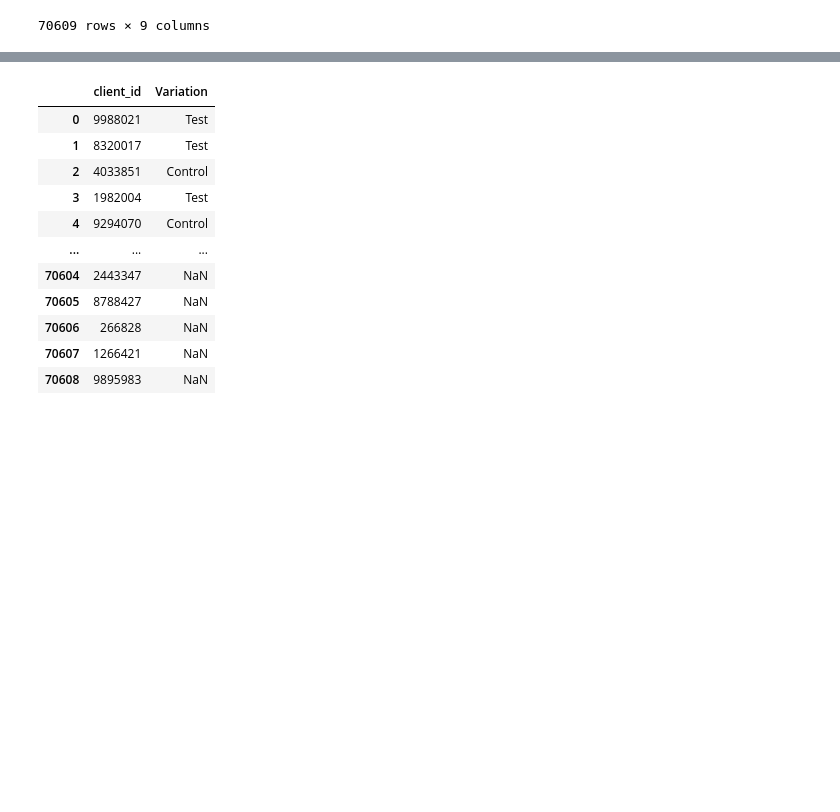
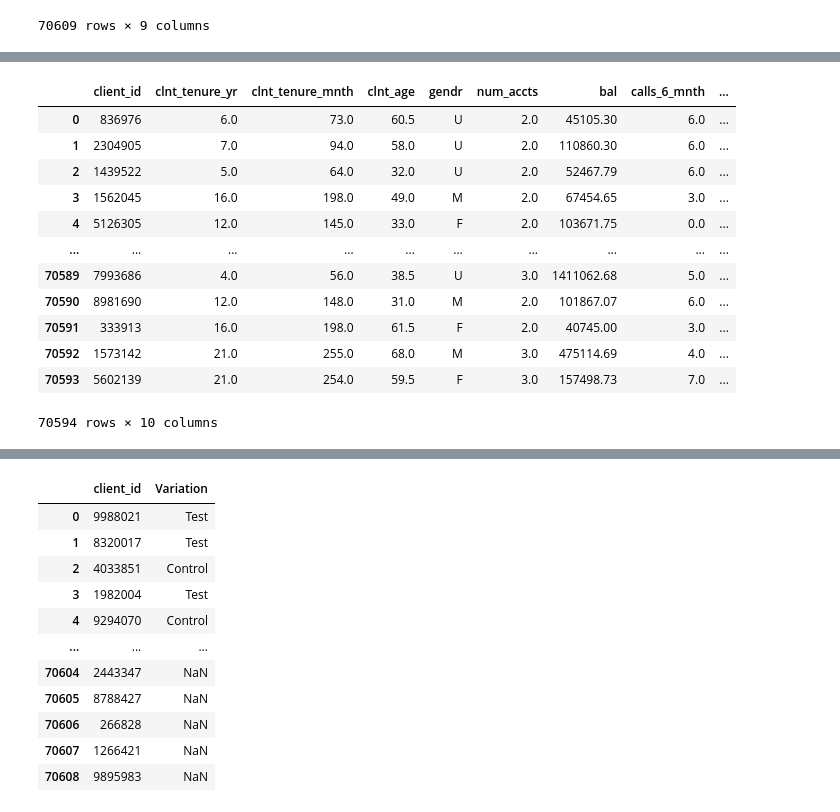
Before and after one commit to cemanzanoc/Project2, a Jupyter notebook: data/cleaning_data.ipynb, the cells around one changed output, grey strips where cells are left out. Drawn from its saved outputs; the diff is of its cells as text; code cells hidden in the pictures; blank space fills up the shorter version.

```diff
--- a/data/cleaning_data.ipynb
+++ b/data/cleaning_data.ipynb
@@ -20,0 +48,26 @@ df_final_demo
+# %%
+def handle_duplicates(df):
+    """
+    Identify and handle duplicate rows in the dataframe by removing them.
+
+    Args:
+    df (pd.DataFrame): The input dataframe with potential duplicate rows.
+
+    Returns:
+    pd.DataFrame: The dataframe with duplicates handled and index reset.
+    """
+    # Check for duplicated values
+    duplicates = df.duplicated()  # Identify duplicated values
+    number_of_duplicates = duplicates.sum()
+
+    # Print the number of duplicated rows
+    print(f"Number of duplicated rows before cleaning: {number_of_duplicates}")
+    # Remove duplicates and reset index
+    df_cleaned = df.drop_duplicates().reset_index(drop=True)
+
+    # Check for duplicates after cleaning
+    duplicates_after = df_cleaned.duplicated().sum()
+    print(f"Number of duplicated rows after cleaning: {duplicates_after}")
+    return df_cleaned
+# %%
+df_final_demo_clean = handle_duplicates(df_final_demo)
@@ -20,0 +90,4 @@ df_final_demo
+# %%
+print(df_final_demo_clean['gendr'].unique())
+df_final_demo_clean['gendr'] = df_final_demo_clean['gendr'].replace('X', 'U')
+df_final_demo_clean['gendr']
@@ -20,0 +108,25 @@ df_final_demo
+# %%
+def replace_age(df):
+
+    bins = [0,30,40,50,70,100]
+    labels = ['Z generation', 'millennials', 'X generation', 'boomers', '70+']
+    df['generation'] = pd.cut(df['clnt_age'], bins = bins, labels = labels, right = False, include_lowest=True)
+
+    return df
+# %%
+df_final_demo_clean = replace_age(df_final_demo_clean)
+df_final_demo_clean
+# %% [output]
+|  | client_id | clnt_tenure_yr | clnt_tenure_mnth | clnt_age | gendr | num_accts | bal | calls_6_mnth | ... |
+| 0 | 836976 | 6.0 | 73.0 | 60.5 | U | 2.0 | 45105.30 | 6.0 | ... |
+| 1 | 2304905 | 7.0 | 94.0 | 58.0 | U | 2.0 | 110860.30 | 6.0 | ... |
+| 2 | 1439522 | 5.0 | 64.0 | 32.0 | U | 2.0 | 52467.79 | 6.0 | ... |
+| 3 | 1562045 | 16.0 | 198.0 | 49.0 | M | 2.0 | 67454.65 | 3.0 | ... |
+| 4 | 5126305 | 12.0 | 145.0 | 33.0 | F | 2.0 | 103671.75 | 0.0 | ... |
+| ... | ... | ... | ... | ... | ... | ... | ... | ... | ... |
+| 70589 | 7993686 | 4.0 | 56.0 | 38.5 | U | 3.0 | 1411062.68 | 5.0 | ... |
+| 70590 | 8981690 | 12.0 | 148.0 | 31.0 | M | 2.0 | 101867.07 | 6.0 | ... |
+| 70591 | 333913 | 16.0 | 198.0 | 61.5 | F | 2.0 | 40745.00 | 3.0 | ... |
+| 70592 | 1573142 | 21.0 | 255.0 | 68.0 | M | 3.0 | 475114.69 | 4.0 | ... |
+| 70593 | 5602139 | 21.0 | 254.0 | 59.5 | F | 3.0 | 157498.73 | 7.0 | ... |
+70594 rows × 10 columns
```
Also changed, not shown: parts of 24 cells of this notebook.
